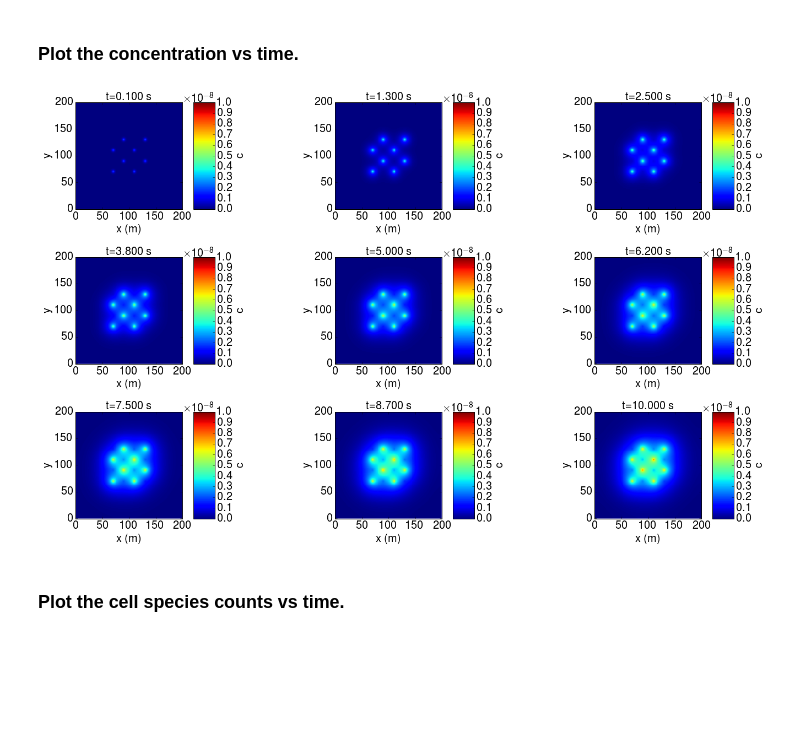
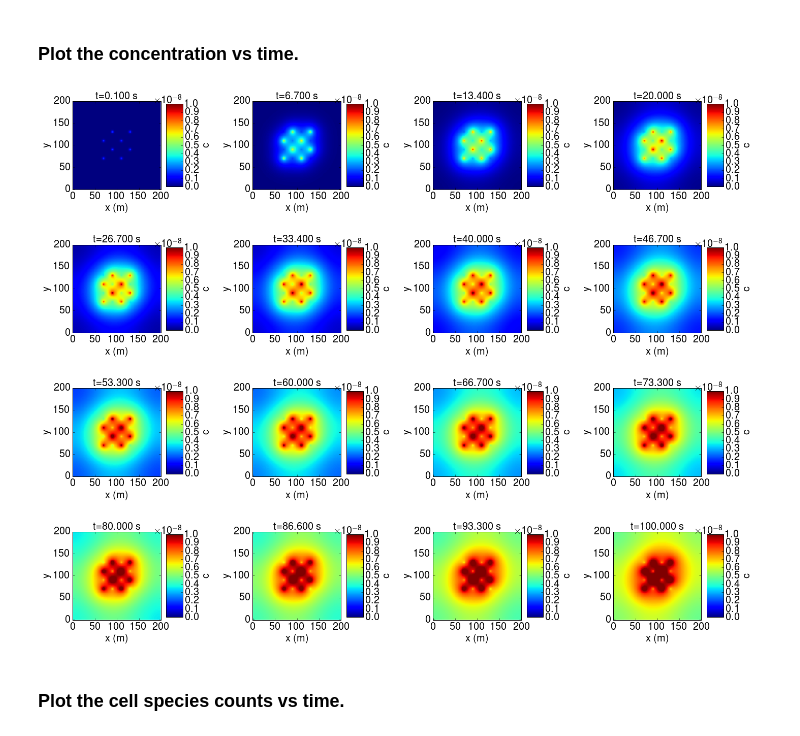
Before and after one commit to telamonian/lmes, a Jupyter notebook: regression/microenv_source_sink/analysis.ipynb, the cells around one changed output. Drawn from its saved outputs; the diff is of its cells as text; code cells hidden in the pictures; blank space fills up the shorter version.

```diff
--- a/regression/microenv_source_sink/analysis.ipynb
+++ b/regression/microenv_source_sink/analysis.ipynb
@@ -75,7 +133,7 @@ import lm.io.SpeciesTimeSeries_pb2 as sts
 
 # Set the filename.
 dirname="data/1"
-filename="%s/microenv_source_sink.sfile"%dirname
+filename="%s/output.sfile"%dirname
 
 # Get some statistics
 numberTimes=0
@@ -102,6 +160,5 @@ while True:
     else:
         file.skipData(record.dataSize)
 file.close();
-numberCells = len(cells)
 print "Finished processing, number of time points was: ",numberTimes,", grid shape was: ",gridShape,", number of cells was: ",numberCells,", number of species was: ",numberSpecies
 # %% [output]
@@ -195,20 +252,20 @@ pass
 ### Plot the concentration vs time.
 # %%
 screen_style()
-rows=3
-cols=3
+rows=4
+cols=4
 matplotlib.rcParams.update({"figure.figsize": (20,4*rows)})
 plotIndex=1
 for plotIndex,i in enumerate(np.linspace(1,times.shape[0]-1,rows*cols, dtype=int)):
     subplot(rows,cols,plotIndex+1)
     #imshow(log10(grids[i,0,:,:]), interpolation='none', aspect=1, origin='lower', vmin=-11, vmax=-8)
     imshow((grids[i,0,:,:]), interpolation='none', aspect=1, origin='lower', vmin=0, vmax=1e-8)
     cb=colorbar(label="c"); cb.ax.set_aspect(5)
     xlabel(r"x (m)"); ylabel("y"); title("t=%0.3f s"%times[i])
 plt.tight_layout()
 pass
 # %% [output]
-[figure, old version]
+[figure, new version]
 # %% [markdown]
 ### Plot the cell species counts vs time.
 # %%
```
Also changed, not shown: parts of 6 cells of this notebook, 6 other files.
